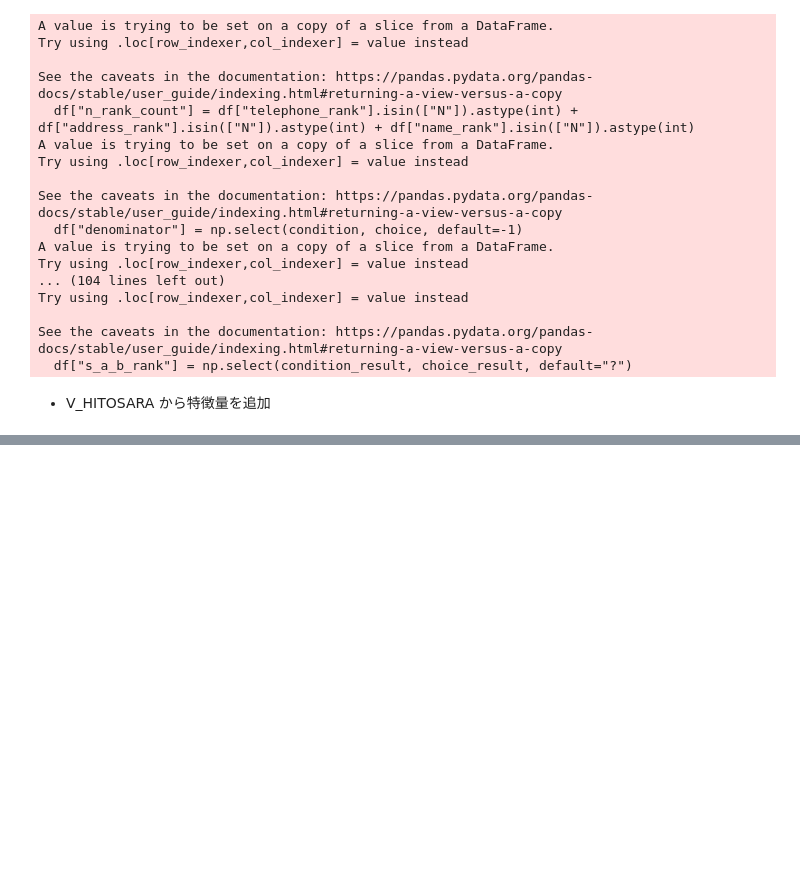
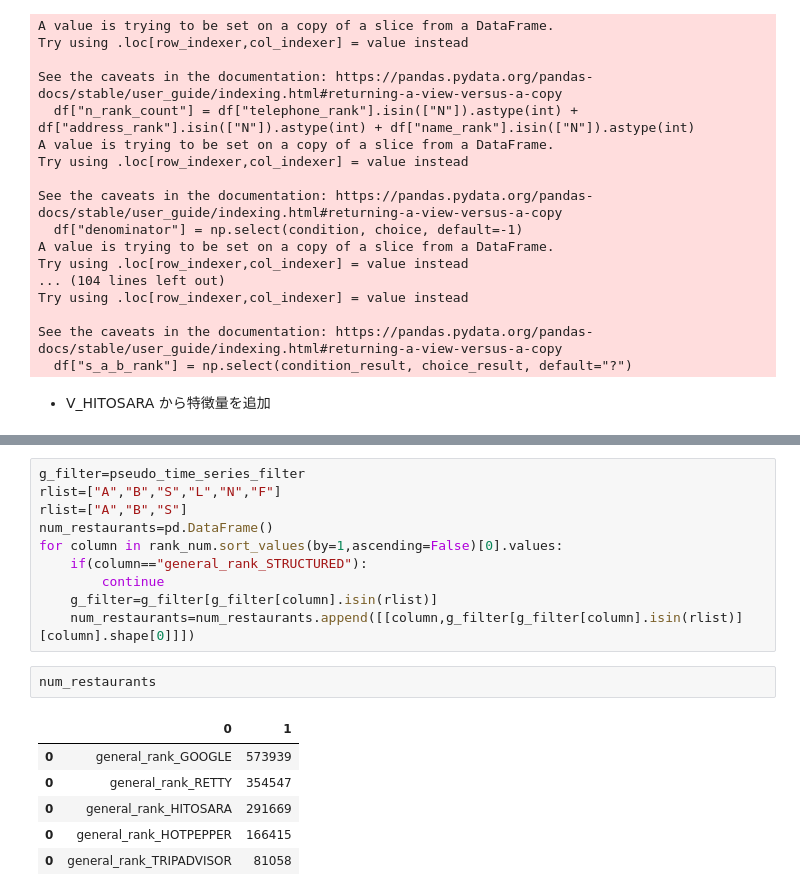
Before and after one commit to dgarage/dglab-ai-scoring_insitestream, a Jupyter notebook: pg/add_features.ipynb, the cells around one changed output, grey strips where cells are left out. Saved outputs shown, nothing was run; the diff lists cells and outputs as text; blank space fills up the shorter version.

```diff
--- a/pg/add_features.ipynb
+++ b/pg/add_features.ipynb
@@ -498,0 +558,19 @@ Error:
+# %%
+g_filter=pseudo_time_series_filter
+rlist=["A","B","S","L","N","F"]
+rlist=["A","B","S"]
+num_restaurants=pd.DataFrame()
+for column in rank_num.sort_values(by=1,ascending=False)[0].values:
+    if(column=="general_rank_STRUCTURED"):
+        continue
+    g_filter=g_filter[g_filter[column].isin(rlist)]
+    num_restaurants=num_restaurants.append([[column,g_filter[g_filter[column].isin(rlist)][column].shape[0]]])
+# %%
+num_restaurants
+# %% [output]
+|  | 0 | 1 |
+| 0 | general_rank_GOOGLE | 573939 |
+| 0 | general_rank_RETTY | 354547 |
+| 0 | general_rank_HITOSARA | 291669 |
+| 0 | general_rank_HOTPEPPER | 166415 |
+| 0 | general_rank_TRIPADVISOR | 81058 |
```
Also changed, not shown: parts of 34 cells of this notebook, 1 other file.
